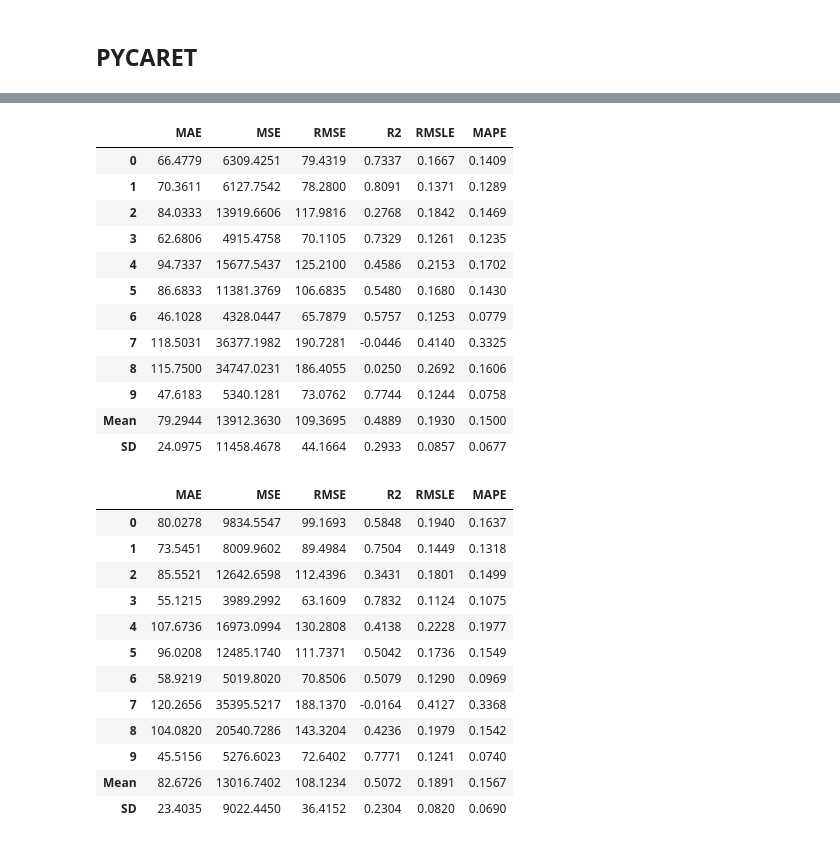
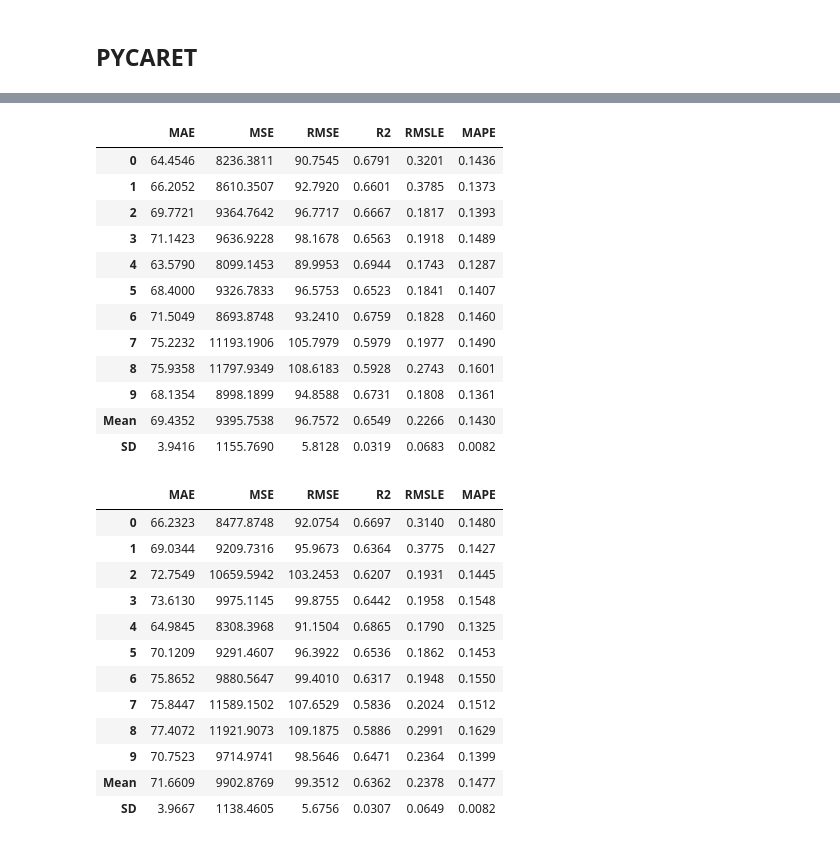
Before and after one commit to wonka929/house_scraping_and_regression, a Jupyter notebook: Regressione_affitti.ipynb, the cells around one changed output, grey strips where cells are left out. Drawn from its saved outputs; the diff is of its cells as text; code cells hidden in the pictures.

```diff
--- a/Regressione_affitti.ipynb
+++ b/Regressione_affitti.ipynb
@@ -139,35 +138,35 @@ AdaBoostRegressor(base_estimator=None, learning_rate=1.0, loss='linear',
 # %%
-model = create_model('rf')
+model = create_model('catboost')
 # %% [output]
 |  | MAE | MSE | RMSE | R2 | RMSLE | MAPE |
-| 0 | 66.4779 | 6309.4251 | 79.4319 | 0.7337 | 0.1667 | 0.1409 |
-| 1 | 70.3611 | 6127.7542 | 78.2800 | 0.8091 | 0.1371 | 0.1289 |
-| 2 | 84.0333 | 13919.6606 | 117.9816 | 0.2768 | 0.1842 | 0.1469 |
-| 3 | 62.6806 | 4915.4758 | 70.1105 | 0.7329 | 0.1261 | 0.1235 |
-| 4 | 94.7337 | 15677.5437 | 125.2100 | 0.4586 | 0.2153 | 0.1702 |
-| 5 | 86.6833 | 11381.3769 | 106.6835 | 0.5480 | 0.1680 | 0.1430 |
-| 6 | 46.1028 | 4328.0447 | 65.7879 | 0.5757 | 0.1253 | 0.0779 |
-| 7 | 118.5031 | 36377.1982 | 190.7281 | -0.0446 | 0.4140 | 0.3325 |
-| 8 | 115.7500 | 34747.0231 | 186.4055 | 0.0250 | 0.2692 | 0.1606 |
-| 9 | 47.6183 | 5340.1281 | 73.0762 | 0.7744 | 0.1244 | 0.0758 |
-| Mean | 79.2944 | 13912.3630 | 109.3695 | 0.4889 | 0.1930 | 0.1500 |
-| SD | 24.0975 | 11458.4678 | 44.1664 | 0.2933 | 0.0857 | 0.0677 |
+| 0 | 64.4546 | 8236.3811 | 90.7545 | 0.6791 | 0.3201 | 0.1436 |
+| 1 | 66.2052 | 8610.3507 | 92.7920 | 0.6601 | 0.3785 | 0.1373 |
+| 2 | 69.7721 | 9364.7642 | 96.7717 | 0.6667 | 0.1817 | 0.1393 |
+| 3 | 71.1423 | 9636.9228 | 98.1678 | 0.6563 | 0.1918 | 0.1489 |
+| 4 | 63.5790 | 8099.1453 | 89.9953 | 0.6944 | 0.1743 | 0.1287 |
+| 5 | 68.4000 | 9326.7833 | 96.5753 | 0.6523 | 0.1841 | 0.1407 |
+| 6 | 71.5049 | 8693.8748 | 93.2410 | 0.6759 | 0.1828 | 0.1460 |
+| 7 | 75.2232 | 11193.1906 | 105.7979 | 0.5979 | 0.1977 | 0.1490 |
+| 8 | 75.9358 | 11797.9349 | 108.6183 | 0.5928 | 0.2743 | 0.1601 |
+| 9 | 68.1354 | 8998.1899 | 94.8588 | 0.6731 | 0.1808 | 0.1361 |
+| Mean | 69.4352 | 9395.7538 | 96.7572 | 0.6549 | 0.2266 | 0.1430 |
+| SD | 3.9416 | 1155.7690 | 5.8128 | 0.0319 | 0.0683 | 0.0082 |
 # %%
 tuned_model = tune_model(model, n_iter = 10)
 # %% [output]
 |  | MAE | MSE | RMSE | R2 | RMSLE | MAPE |
-| 0 | 80.0278 | 9834.5547 | 99.1693 | 0.5848 | 0.1940 | 0.1637 |
-| 1 | 73.5451 | 8009.9602 | 89.4984 | 0.7504 | 0.1449 | 0.1318 |
-| 2 | 85.5521 | 12642.6598 | 112.4396 | 0.3431 | 0.1801 | 0.1499 |
-| 3 | 55.1215 | 3989.2992 | 63.1609 | 0.7832 | 0.1124 | 0.1075 |
-| 4 | 107.6736 | 16973.0994 | 130.2808 | 0.4138 | 0.2228 | 0.1977 |
-| 5 | 96.0208 | 12485.1740 | 111.7371 | 0.5042 | 0.1736 | 0.1549 |
-| 6 | 58.9219 | 5019.8020 | 70.8506 | 0.5079 | 0.1290 | 0.0969 |
-| 7 | 120.2656 | 35395.5217 | 188.1370 | -0.0164 | 0.4127 | 0.3368 |
-| 8 | 104.0820 | 20540.7286 | 143.3204 | 0.4236 | 0.1979 | 0.1542 |
-| 9 | 45.5156 | 5276.6023 | 72.6402 | 0.7771 | 0.1241 | 0.0740 |
-| Mean | 82.6726 | 13016.7402 | 108.1234 | 0.5072 | 0.1891 | 0.1567 |
-| SD | 23.4035 | 9022.4450 | 36.4152 | 0.2304 | 0.0820 | 0.0690 |
+| 0 | 66.2323 | 8477.8748 | 92.0754 | 0.6697 | 0.3140 | 0.1480 |
+| 1 | 69.0344 | 9209.7316 | 95.9673 | 0.6364 | 0.3775 | 0.1427 |
+| 2 | 72.7549 | 10659.5942 | 103.2453 | 0.6207 | 0.1931 | 0.1445 |
+| 3 | 73.6130 | 9975.1145 | 99.8755 | 0.6442 | 0.1958 | 0.1548 |
+| 4 | 64.9845 | 8308.3968 | 91.1504 | 0.6865 | 0.1790 | 0.1325 |
+| 5 | 70.1209 | 9291.4607 | 96.3922 | 0.6536 | 0.1862 | 0.1453 |
+| 6 | 75.8652 | 9880.5647 | 99.4010 | 0.6317 | 0.1948 | 0.1550 |
+| 7 | 75.8447 | 11589.1502 | 107.6529 | 0.5836 | 0.2024 | 0.1512 |
+| 8 | 77.4072 | 11921.9073 | 109.1875 | 0.5886 | 0.2991 | 0.1629 |
+| 9 | 70.7523 | 9714.9741 | 98.5646 | 0.6471 | 0.2364 | 0.1399 |
+| Mean | 71.6609 | 9902.8769 | 99.3512 | 0.6362 | 0.2378 | 0.1477 |
+| SD | 3.9667 | 1138.4605 | 5.6756 | 0.0307 | 0.0649 | 0.0082 |
 # %%
 evaluate_model(tuned_model)
 # %% [output]
```
Also changed, not shown: parts of 10 cells of this notebook, 1 other file.
